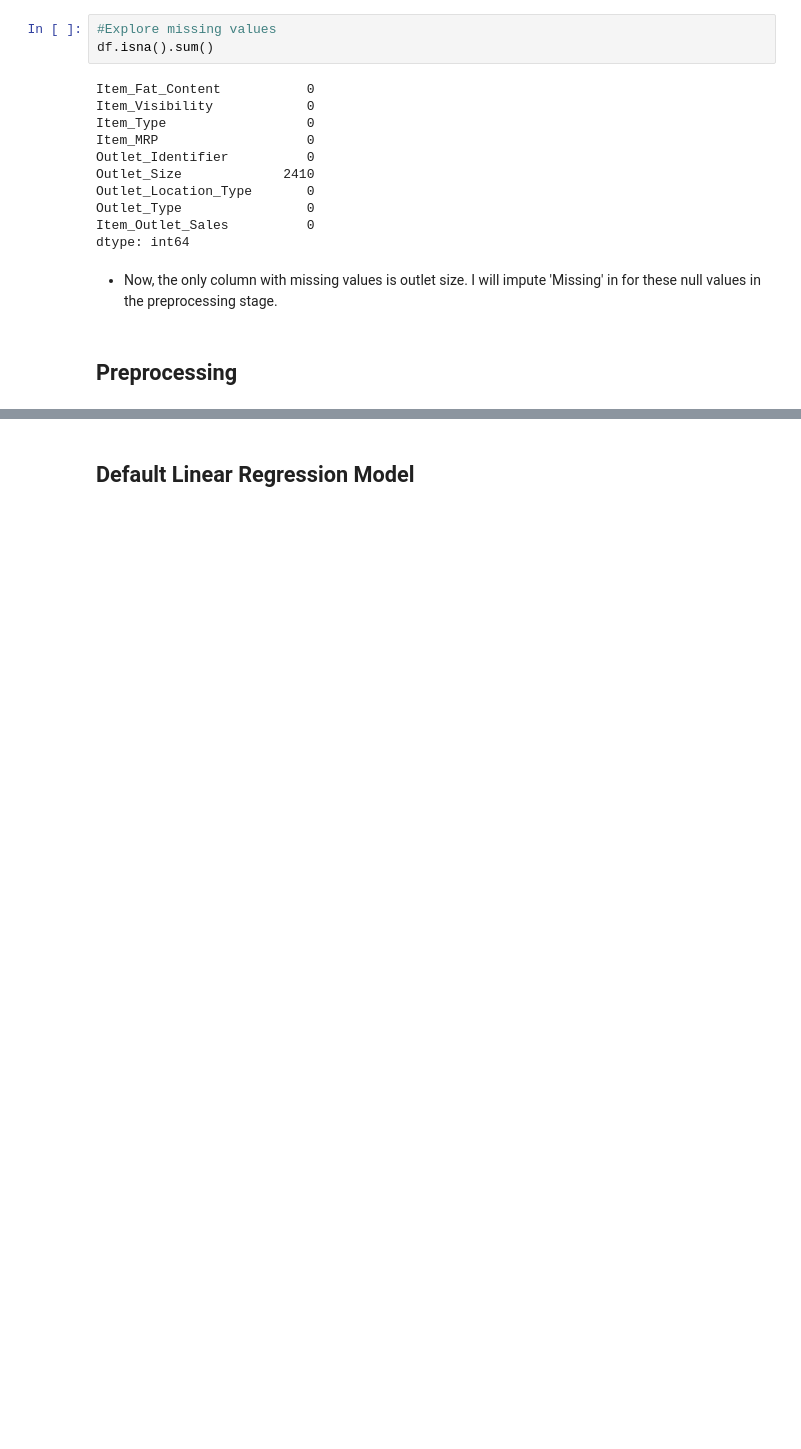
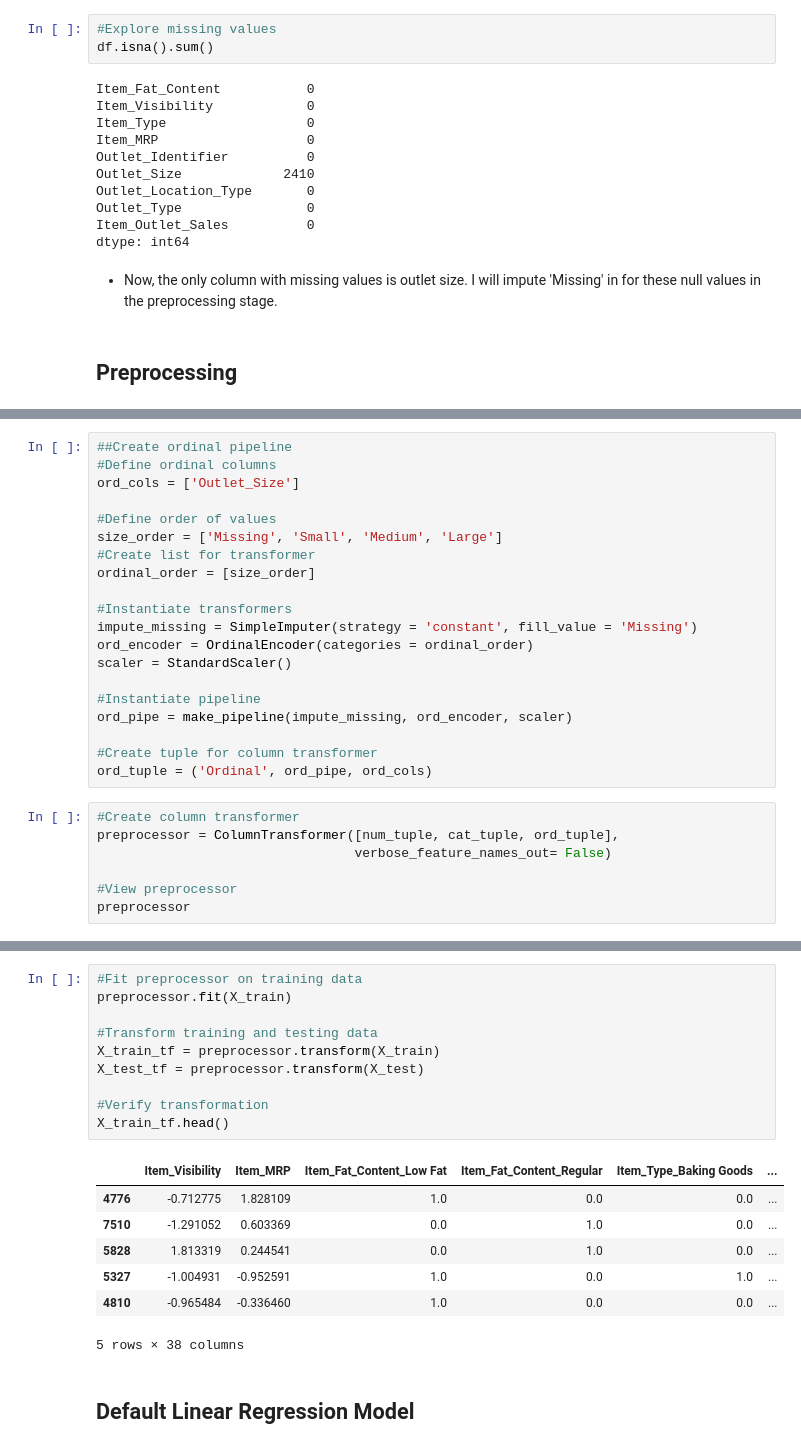
Before and after one commit to krisbarbier/Sales-Predictions, a Jupyter notebook: Sales Predictions - Linear Regression.ipynb, the cells around one changed output, grey strips where cells are left out. Cells and saved outputs as stored; diff of their text form; blank space fills up the shorter version.

Commit message:
Created preprocessor

```diff
--- a/Sales Predictions - Linear Regression.ipynb
+++ b/Sales Predictions - Linear Regression.ipynb
@@ -126,0 +219,27 @@ dtype: int64
+# %%
+##Create ordinal pipeline
+#Define ordinal columns
+ord_cols = ['Outlet_Size']
+
+#Define order of values
+size_order = ['Missing', 'Small', 'Medium', 'Large']
+#Create list for transformer
+ordinal_order = [size_order]
+
+#Instantiate transformers
+impute_missing = SimpleImputer(strategy = 'constant', fill_value = 'Missing')
+ord_encoder = OrdinalEncoder(categories = ordinal_order)
+scaler = StandardScaler()
+
+#Instantiate pipeline
+ord_pipe = make_pipeline(impute_missing, ord_encoder, scaler)
+
+#Create tuple for column transformer
+ord_tuple = ('Ordinal', ord_pipe, ord_cols)
+# %%
+#Create column transformer
+preprocessor = ColumnTransformer([num_tuple, cat_tuple, ord_tuple],
+                                 verbose_feature_names_out= False)
+
+#View preprocessor
+preprocessor
@@ -127,2 +264,20 @@ dtype: int64
+# %%
+#Fit preprocessor on training data
+preprocessor.fit(X_train)
+
+#Transform training and testing data
+X_train_tf = preprocessor.transform(X_train)
+X_test_tf = preprocessor.transform(X_test)
+
+#Verify transformation
+X_train_tf.head()
+# %% [output]
+|  | Item_Visibility | Item_MRP | Item_Fat_Content_Low Fat | Item_Fat_Content_Regular | Item_Type_Baking Goods | ... |
+| 4776 | -0.712775 | 1.828109 | 1.0 | 0.0 | 0.0 | ... |
+| 7510 | -1.291052 | 0.603369 | 0.0 | 1.0 | 0.0 | ... |
+| 5828 | 1.813319 | 0.244541 | 0.0 | 1.0 | 0.0 | ... |
+| 5327 | -1.004931 | -0.952591 | 1.0 | 0.0 | 1.0 | ... |
+| 4810 | -0.965484 | -0.336460 | 1.0 | 0.0 | 0.0 | ... |
+5 rows × 38 columns
 # %% [markdown]
 ## Default Linear Regression Model
```
Also changed, not shown: parts of 9 cells of this notebook.
